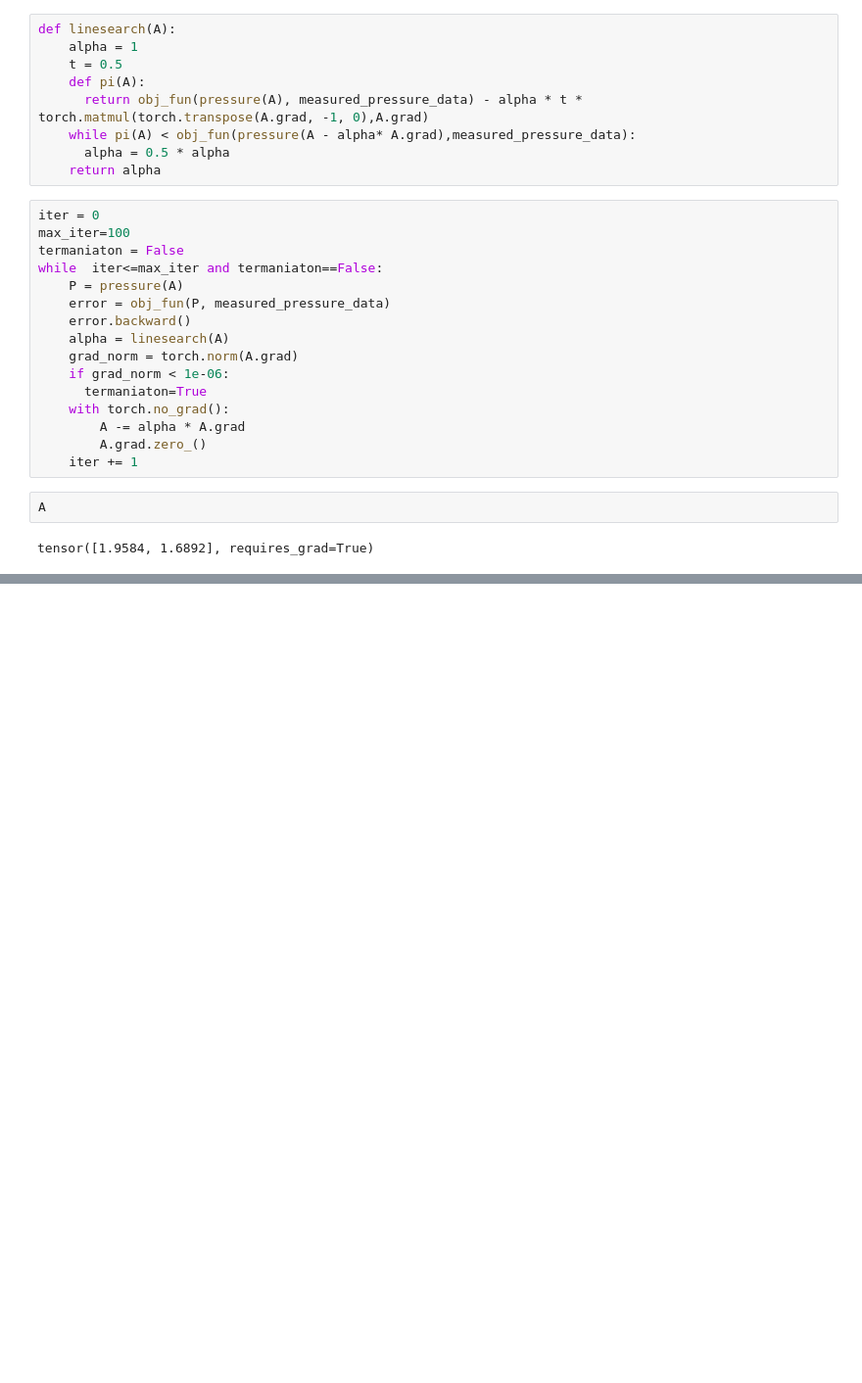
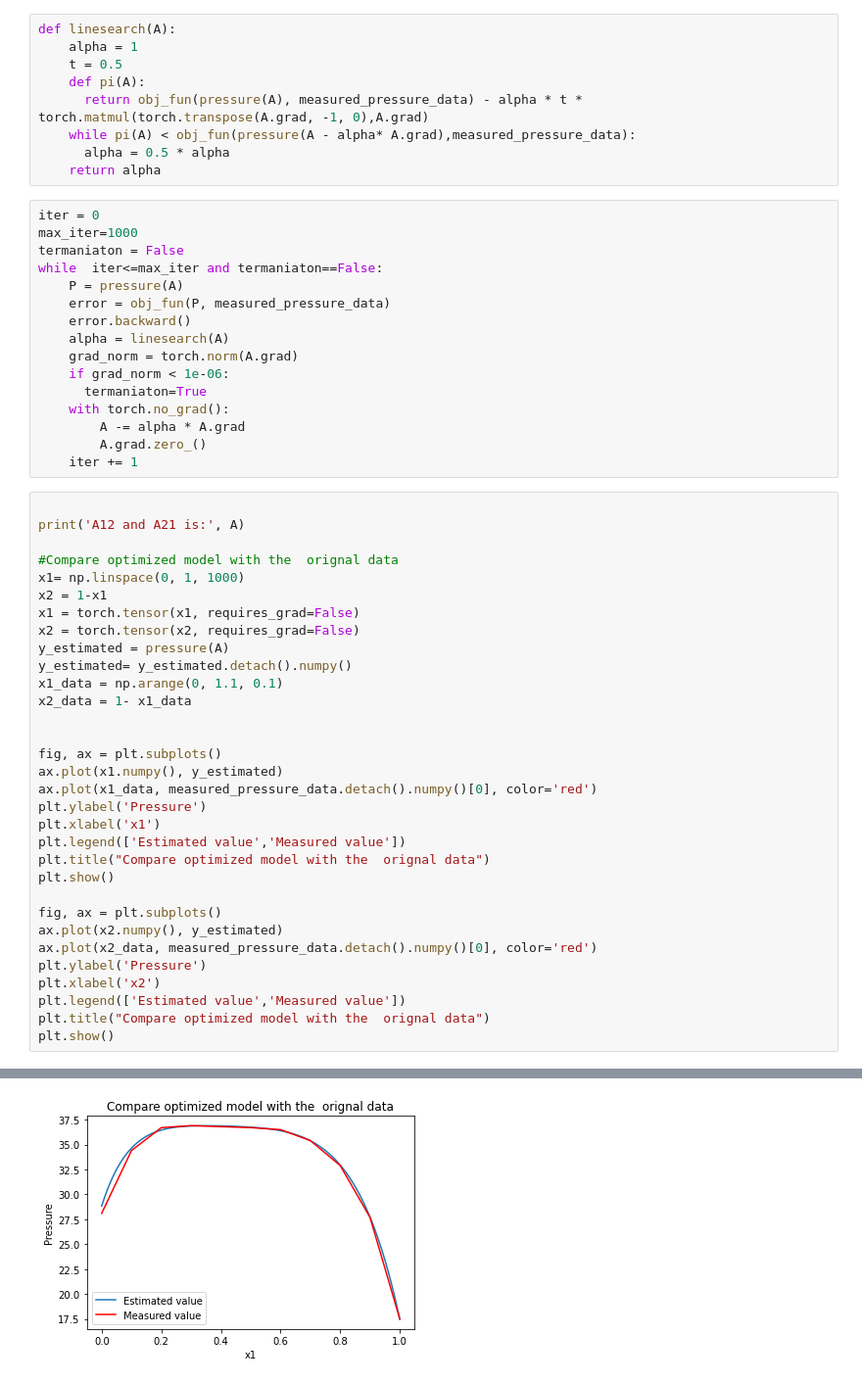
Before and after one commit to siddahant/DESOPT, a Jupyter notebook: nonlinear_optimization_problem.ipynb, the cells around one changed output, grey strips where cells are left out. Shown at 98% size. Saved outputs shown, nothing was run; the diff lists cells and outputs as text; blank space fills up the shorter version.

Commit message:
added Graph

```diff
--- a/nonlinear_optimization_problem.ipynb
+++ b/nonlinear_optimization_problem.ipynb
@@ -42,7 +42,7 @@ def linesearch(A):
     return alpha
 # %%
 iter = 0
-max_iter=100
+max_iter=1000
 termaniaton = False
 while  iter<=max_iter and termaniaton==False:
     P = pressure(A)
@@ -56,7 +56,36 @@ while  iter<=max_iter and termaniaton==False:
         A -= alpha * A.grad
         A.grad.zero_()
     iter += 1
-# %%
-A
-# %% [output]
-tensor([1.9584, 1.6892], requires_grad=True)
+# %%
+
+print('A12 and A21 is:', A)
+
+#Compare optimized model with the  orignal data
+x1= np.linspace(0, 1, 1000)
+x2 = 1-x1
+x1 = torch.tensor(x1, requires_grad=False)
+x2 = torch.tensor(x2, requires_grad=False)
+y_estimated = pressure(A)
+y_estimated= y_estimated.detach().numpy()
+x1_data = np.arange(0, 1.1, 0.1)
+x2_data = 1- x1_data
+
+
+fig, ax = plt.subplots()
+ax.plot(x1.numpy(), y_estimated)
+ax.plot(x1_data, measured_pressure_data.detach().numpy()[0], color='red')
+plt.ylabel('Pressure')
+plt.xlabel('x1')
+plt.legend(['Estimated value','Measured value'])
+plt.title("Compare optimized model with the  orignal data")
+plt.show()
+
+fig, ax = plt.subplots()
+ax.plot(x2.numpy(), y_estimated)
+ax.plot(x2_data, measured_pressure_data.detach().numpy()[0], color='red')
+plt.ylabel('Pressure')
+plt.xlabel('x2')
+plt.legend(['Estimated value','Measured value'])
+plt.title("Compare optimized model with the  orignal data")
+plt.show()
+# %% [output]
@@ -62,0 +93 @@ tensor([1.9584, 1.6892], requires_grad=True)
+[figure, added]
```
Also changed, not shown: parts of 2 cells of this notebook.
